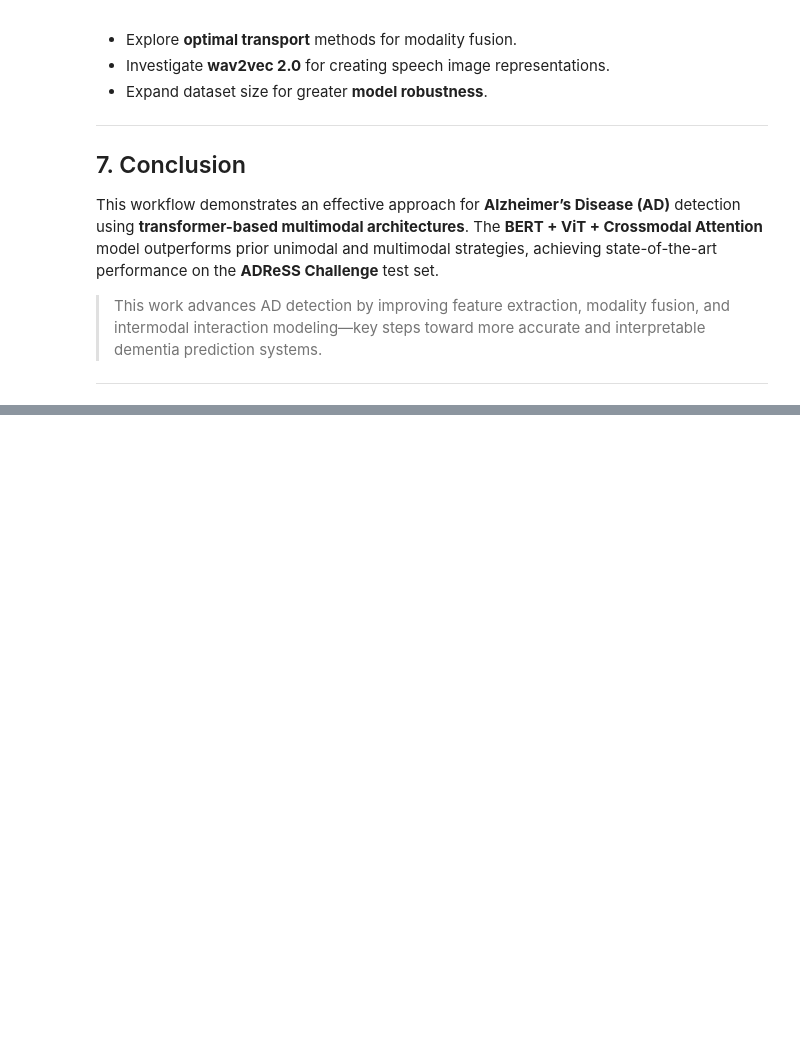
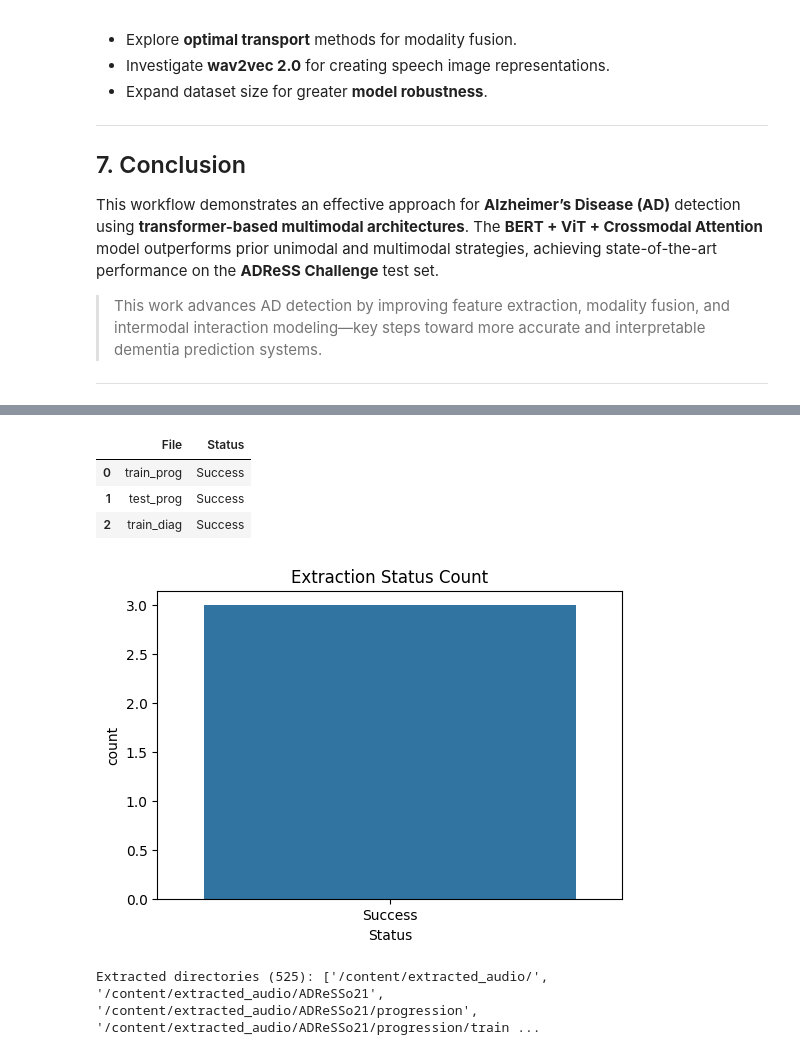
Before and after one commit to fjadidi2001/AD_Prediction, a Jupyter notebook: Detecting_dementia_from_speech_and_transcripts_using_transformers_2.ipynb, the cells around one changed output, grey strips where cells are left out. Saved outputs shown, nothing was run; the diff lists cells and outputs as text; code cells hidden in the pictures; blank space fills up the shorter version.

Commit message:
phase 1-step 3 error

```diff
--- a/Detecting_dementia_from_speech_and_transcripts_using_transformers_2.ipynb
+++ b/Detecting_dementia_from_speech_and_transcripts_using_transformers_2.ipynb
@@ -171,0 +226,39 @@ This workflow demonstrates an effective approach for **Alzheimer’s Disease (AD
+# %%
+# Define .tgz file paths
+tgz_files = {
+    'train_prog': os.path.join(data_path, 'ADReSSo21-progression-train.tgz'),
+    'test_prog': os.path.join(data_path, 'ADReSSo21-progression-test.tgz'),
+    'train_diag': os.path.join(data_path, 'ADReSSo21-diagnosis-train.tgz')
+}
+
+# Extract .tgz files
+def extract_tgz(tgz_path, extract_to):
+    try:
+        with tarfile.open(tgz_path, 'r:gz') as tar:
+            tar.extractall(path=extract_to)
+        print(f"Successfully extracted {tgz_path}")
+        return True
+    except Exception as e:
+        print(f"Error extracting {tgz_path}: {str(e)}")
+        return False
+
+# Extract all .tgz files and track status
+extraction_status = []
+for name, tgz in tgz_files.items():
+    status = extract_tgz(tgz, extracted_path)
+    extraction_status.append({'File': name, 'Status': 'Success' if status else 'Failed'})
+
+# Visualize: Extraction status
+status_df = pd.DataFrame(extraction_status)
+print("Extraction Status:")
+display(status_df)
+
+plt.figure(figsize=(6, 4))
+sns.countplot(data=status_df, x='Status')
+plt.title('Extraction Status Count')
+plt.show()
+
+# List extracted directories
+extracted_dirs = glob.glob(os.path.join(extracted_path, '**'), recursive=True)
+print(f"Extracted directories ({len(extracted_dirs)}):", extracted_dirs[:5])
+# %% [output]
@@ -171,0 +269,6 @@ This workflow demonstrates an effective approach for **Alzheimer’s Disease (AD
+|  | File | Status |
+| 0 | train_prog | Success |
+| 1 | test_prog | Success |
+| 2 | train_diag | Success |
+[figure, added]
+Extracted directories (525): ['/content/extracted_audio/', '/content/extracted_audio/ADReSSo21', '/content/extracted_audio/ADReSSo21/progression', '/content/extracted_audio/ADReSSo21/progression/train ...
```
Also changed, not shown: parts of 3 cells of this notebook.
